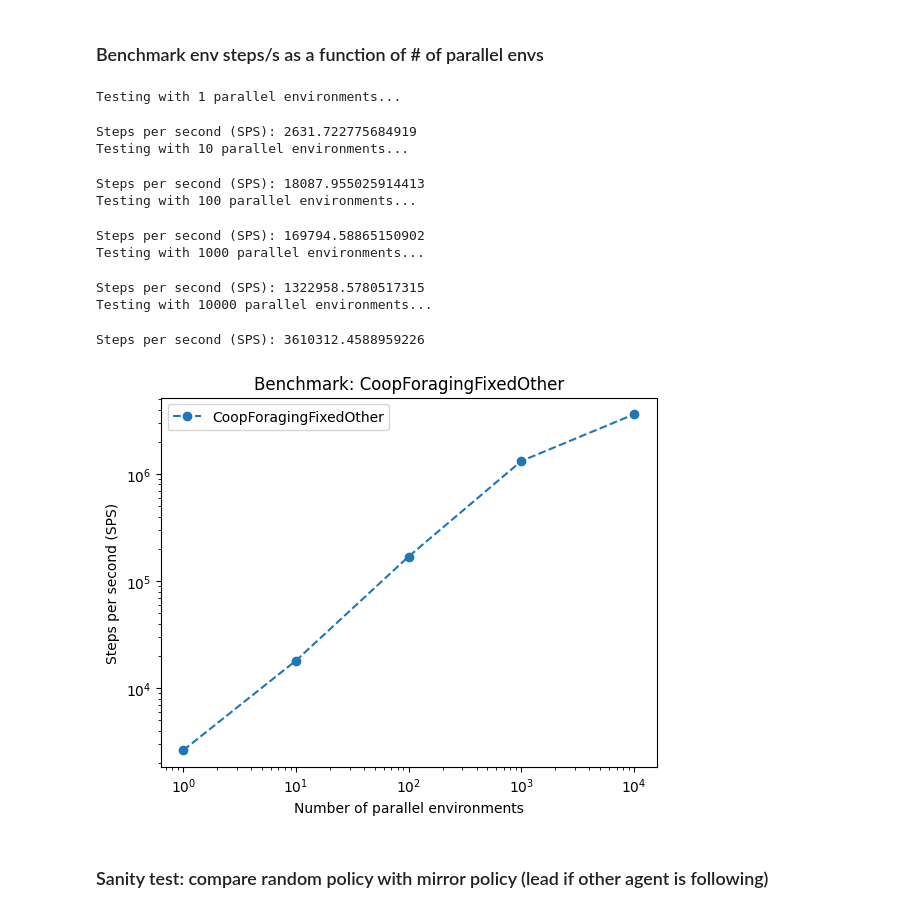
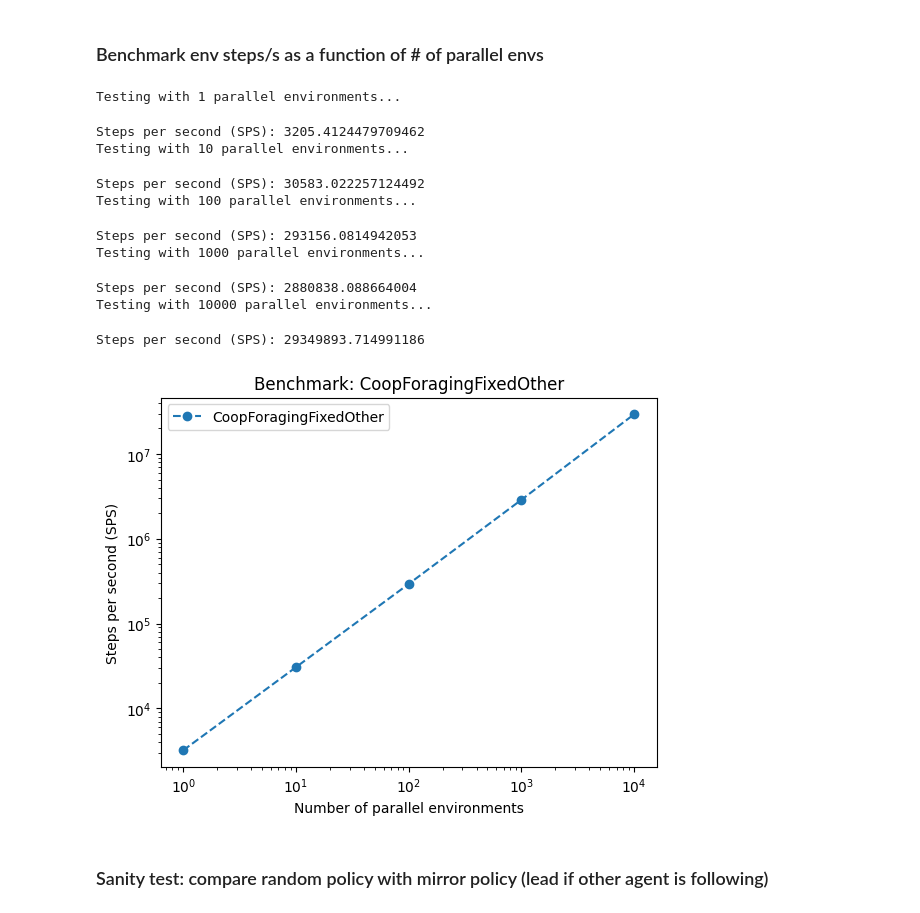
Before and after one commit to pqz317/tasks_and_others, a Jupyter notebook: notebooks/test_coop_foraging_fixed_other.ipynb, the cells around one changed output. Cells and saved outputs as stored; diff of their text form; code cells hidden in the pictures.

```diff
--- a/notebooks/test_coop_foraging_fixed_other.ipynb
+++ b/notebooks/test_coop_foraging_fixed_other.ipynb
@@ -24,6 +31,7 @@ config = {
         "check_held_out": False,
         "partial_obs": False,
         "incentivize_strat": 2,
+        "size": 8,
     },
     "SEED": 0,
 }
@@ -33,7 +41,7 @@ def gen_heldout(env):
     def gen_held_out_toycoop(runner_state, unused):
         (i,) = runner_state
         key = jax.random.key(i)
-        state = env.env.custom_reset_fn(key, random_reset=True)
+        state = env.custom_reset_fn(key, random_reset=True)
         res = (state.agent_pos, state.goal_pos, state.other_goal_pos)
         carry = (i+1,)
         return carry, res
@@ -42,9 +50,9 @@ def gen_heldout(env):
     ho_agent_pos, ho_goal_pos, ho_other_goal_pos = res
 
     # Set the held-out states in the environment
-    env.env.held_out_agent_pos = ho_agent_pos
-    env.env.held_out_goal_pos = ho_goal_pos
-    env.env.held_out_other_goal_pos = ho_other_goal_pos
+    env.held_out_agent_pos = ho_agent_pos
+    env.held_out_goal_pos = ho_goal_pos
+    env.held_out_other_goal_pos = ho_other_goal_pos
     return env
 
 # Create the CoopForagingFixedOther environment
@@ -89,39 +97,39 @@ def benchmark(env, num_envs, num_steps):
 
 # Test the environment with different numbers of parallel environments
 num_envs_list = [1, 10, 100, 1000, 10000]
 sps_results = []
 
 for num_envs in num_envs_list:
     print(f"Testing with {num_envs} parallel environments...")
     env = make_env()
     env = gen_heldout(env)
     sps = benchmark(env, num_envs, config["NUM_STEPS"])
     sps_results.append(sps)
     print(f"Steps per second (SPS): {sps}")
 
 # Plot the results
 import matplotlib.pyplot as plt
 
 plt.plot(num_envs_list, sps_results, linestyle="--", marker="o", label="CoopForagingFixedOther")
 plt.xscale("log")
 plt.yscale("log")
 plt.xlabel("Number of parallel environments")
 plt.ylabel("Steps per second (SPS)")
 plt.title("Benchmark: CoopForagingFixedOther")
 plt.legend()
 plt.show()
 # %% [output]
 Testing with 1 parallel environments...
-Steps per second (SPS): 2631.722775684919
+Steps per second (SPS): 3205.4124479709462
 Testing with 10 parallel environments...
-Steps per second (SPS): 18087.955025914413
+Steps per second (SPS): 30583.022257124492
 Testing with 100 parallel environments...
-Steps per second (SPS): 169794.58865150902
+Steps per second (SPS): 293156.0814942053
 Testing with 1000 parallel environments...
-Steps per second (SPS): 1322958.5780517315
+Steps per second (SPS): 2880838.088664004
 Testing with 10000 parallel environments...
-Steps per second (SPS): 3610312.4588959226
+Steps per second (SPS): 29349893.714991186
-[figure, old version]
+[figure, new version]
 # %% [markdown]
 ### Sanity test: compare random policy with mirror policy (lead if other agent is following)
 # %%
```
Also changed, not shown: parts of 7 cells of this notebook, 27 other files.
